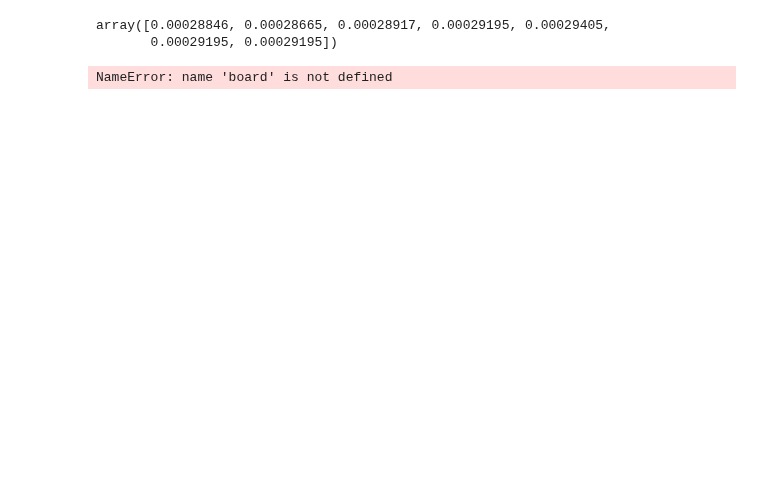
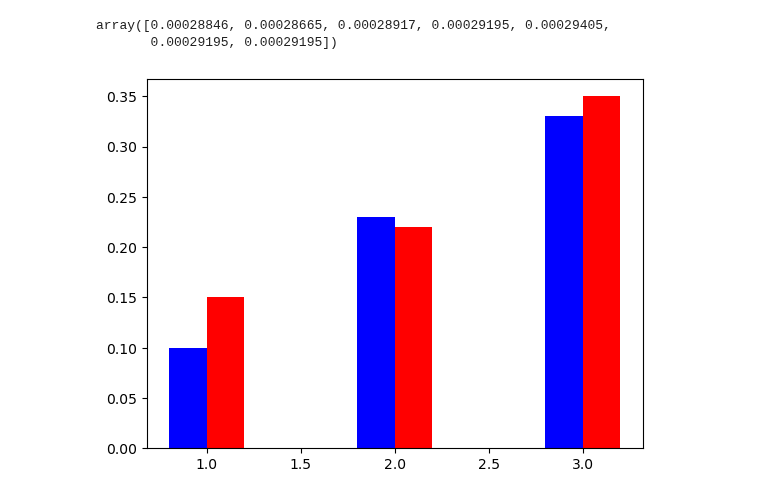
Before and after one commit to gnf-bachelor/irl-chess, a Jupyter notebook: test_topk.ipynb, the cells around one changed output. Drawn from its saved outputs; the diff is of its cells as text; code cells hidden in the pictures; blank space fills up the shorter version.

```diff
--- a/test_topk.ipynb
+++ b/test_topk.ipynb
@@ -651,6 +642,12 @@ errors
 array([0.00028846, 0.00028665, 0.00028917, 0.00029195, 0.00029405,
        0.00029195, 0.00029195])
 # %%
-board
+y = np.array([0.1,0.23,0.33])
+z = np.array([0.15, 0.22, 0.35])
+x = np.array([1,2,3])
+ax = plt.subplot(111)
+ax.bar(x-0.1, y, width=0.2, color='b', align='center')
+ax.bar(x+0.1, z, width=0.2, color='r', align='center')
+plt.show()
 # %% [output]
-NameError: name 'board' is not defined
+[figure, added]
```
Also changed, not shown: parts of 1 cell of this notebook, 1 other file.
